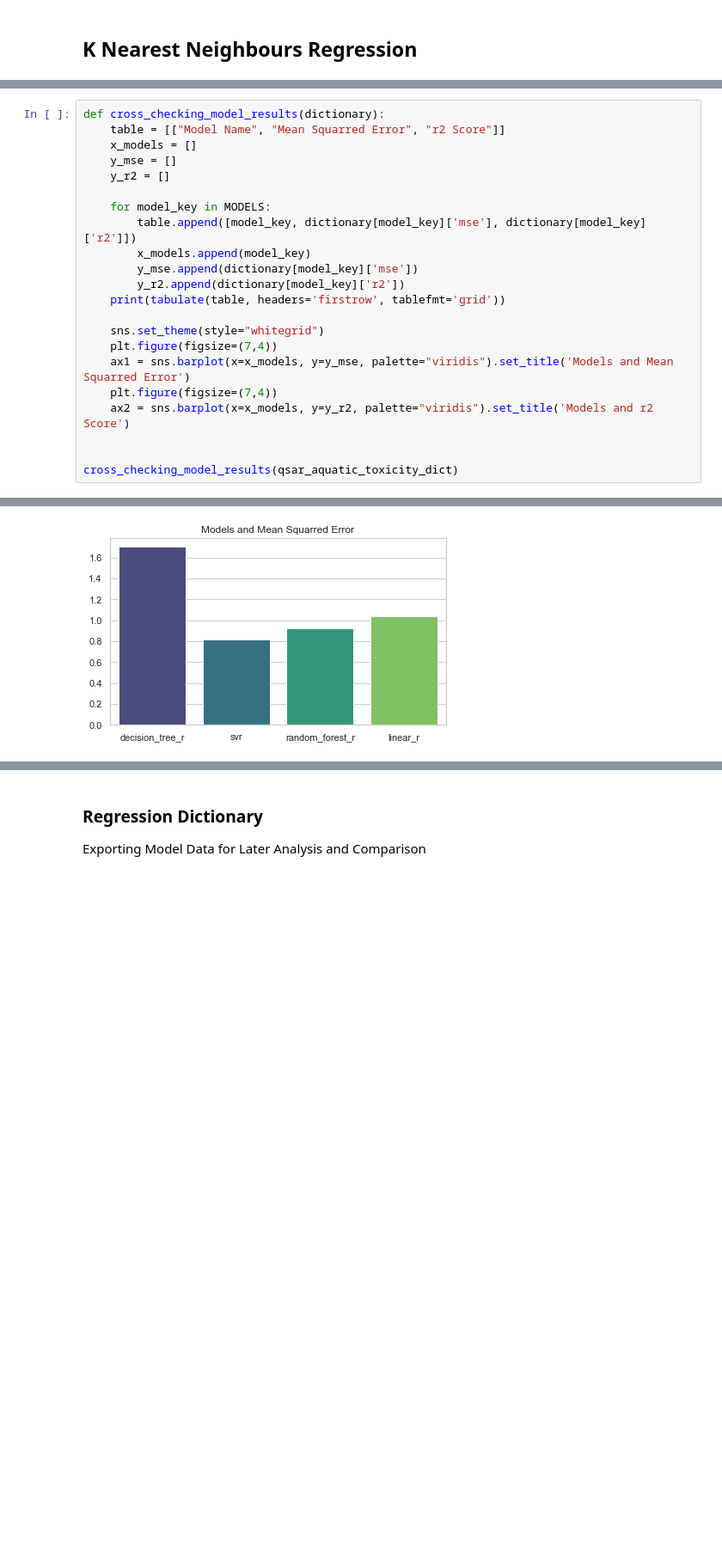
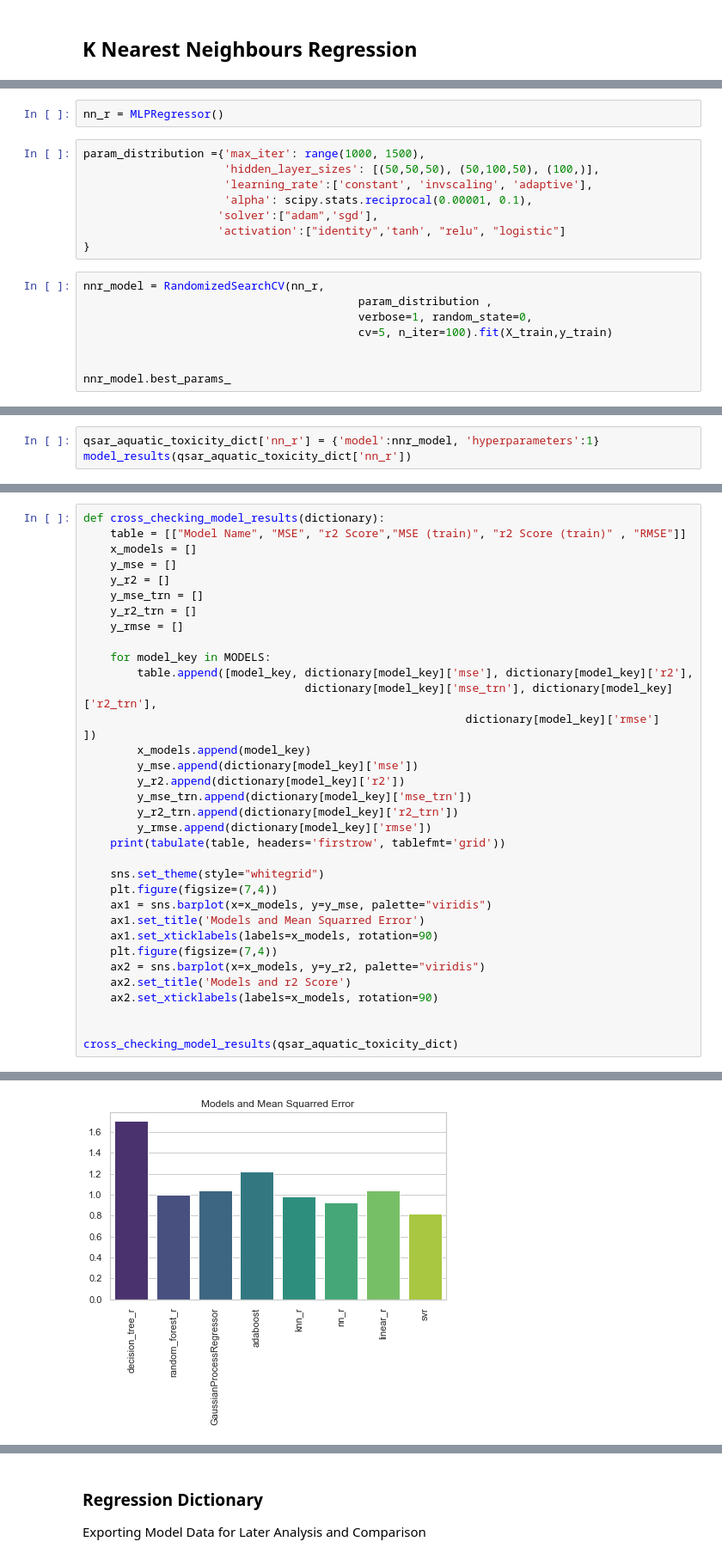
Before and after one commit to Amir-h055/Machine-Learning, a Jupyter notebook: project/Regression/QSAR_Aquatic_Toxicity.ipynb, the cells around one changed output, grey strips where cells are left out. Shown at 86% size. Saved outputs shown, nothing was run; the diff lists cells and outputs as text; blank space fills up the shorter version.

```diff
--- a/project/Regression/QSAR_Aquatic_Toxicity.ipynb
+++ b/project/Regression/QSAR_Aquatic_Toxicity.ipynb
@@ -229,0 +480,18 @@ knn_predictions = knn_model.predict(X_test)
+# %%
+nn_r = MLPRegressor()
+# %%
+param_distribution ={'max_iter': range(1000, 1500),
+                     'hidden_layer_sizes': [(50,50,50), (50,100,50), (100,)],
+                     'learning_rate':['constant', 'invscaling', 'adaptive'],
+                     'alpha': scipy.stats.reciprocal(0.00001, 0.1),
+                    'solver':["adam",'sgd'],
+                    'activation':["identity",'tanh', "relu", "logistic"]
+}
+# %%
+nnr_model = RandomizedSearchCV(nn_r,
+                                         param_distribution ,
+                                         verbose=1, random_state=0,
+                                         cv=5, n_iter=100).fit(X_train,y_train)
+
+
+nnr_model.best_params_
@@ -229,0 +508,3 @@ knn_predictions = knn_model.predict(X_test)
+# %%
+qsar_aquatic_toxicity_dict['nn_r'] = {'model':nnr_model, 'hyperparameters':1}
+model_results(qsar_aquatic_toxicity_dict['nn_r'])
@@ -230,22 +533,34 @@ knn_predictions = knn_model.predict(X_test)
 # %%
 def cross_checking_model_results(dictionary):
-    table = [["Model Name", "Mean Squarred Error", "r2 Score"]]
+    table = [["Model Name", "MSE", "r2 Score","MSE (train)", "r2 Score (train)" , "RMSE"]]
     x_models = []
     y_mse = []
     y_r2 = []
+    y_mse_trn = []
+    y_r2_trn = []
+    y_rmse = []
 
     for model_key in MODELS:
-        table.append([model_key, dictionary[model_key]['mse'], dictionary[model_key]['r2']])
+        table.append([model_key, dictionary[model_key]['mse'], dictionary[model_key]['r2'],
+                                 dictionary[model_key]['mse_trn'], dictionary[model_key]['r2_trn'],
+                                                         dictionary[model_key]['rmse']            ])
         x_models.append(model_key)
         y_mse.append(dictionary[model_key]['mse'])
         y_r2.append(dictionary[model_key]['r2'])
+        y_mse_trn.append(dictionary[model_key]['mse_trn'])
+        y_r2_trn.append(dictionary[model_key]['r2_trn'])
+        y_rmse.append(dictionary[model_key]['rmse'])
     print(tabulate(table, headers='firstrow', tablefmt='grid'))
 
     sns.set_theme(style="whitegrid")
     plt.figure(figsize=(7,4))
-    ax1 = sns.barplot(x=x_models, y=y_mse, palette="viridis").set_title('Models and Mean Squarred Error')
+    ax1 = sns.barplot(x=x_models, y=y_mse, palette="viridis")
+    ax1.set_title('Models and Mean Squarred Error')
+    ax1.set_xticklabels(labels=x_models, rotation=90)
     plt.figure(figsize=(7,4))
-    ax2 = sns.barplot(x=x_models, y=y_r2, palette="viridis").set_title('Models and r2 Score')
+    ax2 = sns.barplot(x=x_models, y=y_r2, palette="viridis")
+    ax2.set_title('Models and r2 Score')
+    ax2.set_xticklabels(labels=x_models, rotation=90)
 
 
 cross_checking_model_results(qsar_aquatic_toxicity_dict)
@@ -264 +587 @@ cross_checking_model_results(qsar_aquatic_toxicity_dict)
-[figure, old version]
+[figure, new version]
```
Also changed, not shown: parts of 47 cells of this notebook.
